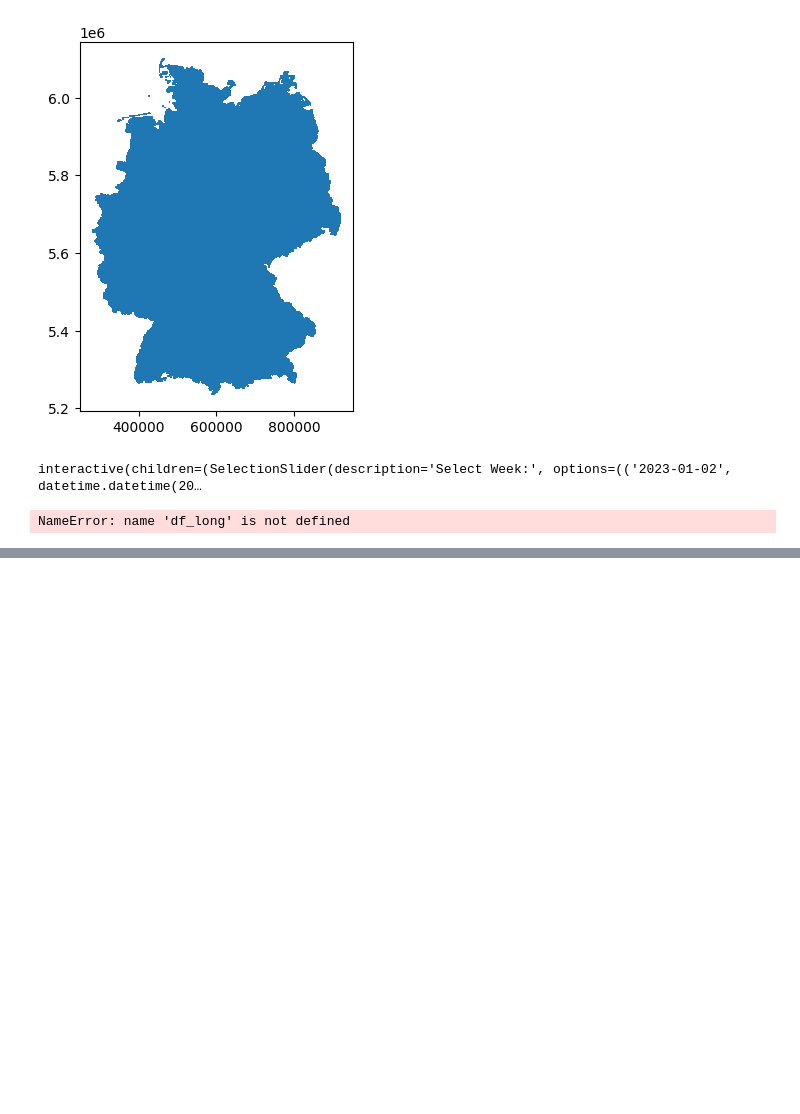
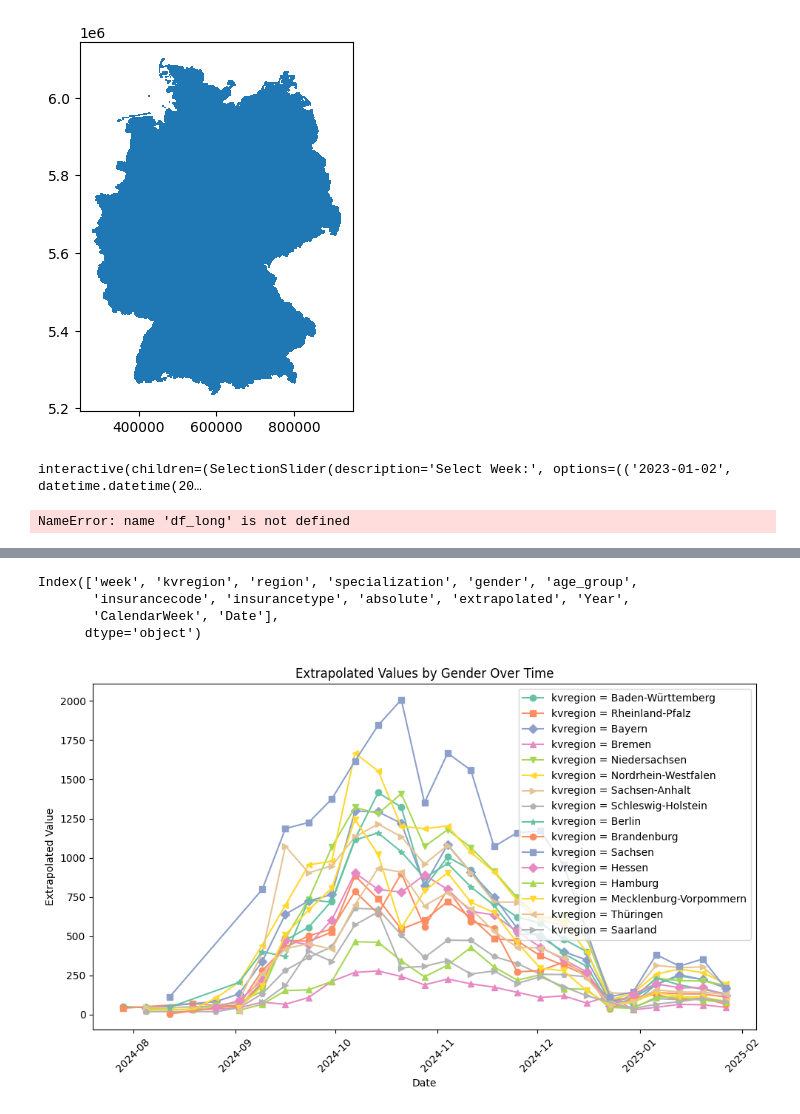
Before and after one commit to tubbers7/STADS_Datathon2025, a Jupyter notebook: Untitled.ipynb, the cells around one changed output, grey strips where cells are left out. Drawn from its saved outputs; the diff is of its cells as text; code cells hidden in the pictures; blank space fills up the shorter version.

```diff
--- a/Untitled.ipynb
+++ b/Untitled.ipynb
@@ -172,0 +409,18 @@ NameError: name 'df_long' is not defined
+# %%
+import pandas as pd
+from datetime import datetime
+file_path = "20025-03-07_cgm-datathon-challenge-flu_riskgroupsv1.csv"
+file_path_1 = "20025-03-07_cgm-datathon-challenge-flu_v1.csv"
+
+# Load CSV into DataFrame
+df = pd.read_csv(file_path_1, sep=";")
+
+# Split the 'week' column into 'Year' and 'CalendarWeek'
+df[['Year', 'CalendarWeek']] = df['week'].str.split('-', expand=True)
+df['Year'] = df['Year'].astype(int)  # Convert Year to integer
+df['CalendarWeek'] = df['CalendarWeek'].astype(int)  # Convert CalendarWeek to integer
+# Create 'Date' column from 'Year' and 'CalendarWeek'
+df['Date'] = df.apply(lambda row: datetime.fromisocalendar(row['Year'], row['CalendarWeek'], 1), axis=1)
+
+df['Date'] = pd.to_datetime(df['Date'])  # Ensure 'Date' column is in datetime format
+print(df)
@@ -172,0 +445,40 @@ NameError: name 'df_long' is not defined
+# %%
+print(df.columns)
+# %% [output]
+Index(['week', 'kvregion', 'region', 'specialization', 'gender', 'age_group',
+       'insurancecode', 'insurancetype', 'absolute', 'extrapolated', 'Year',
+       'CalendarWeek', 'Date'],
+      dtype='object')
+# %%
+import matplotlib.pyplot as plt
+import seaborn as sns
+
+col = "kvregion"  # Or any other column to differentiate regions or categories
+
+# Group by 'Date' and 'gender', and calculate the mean of 'extrapolated'
+df_grouped = df.groupby(['Date', col]).agg({'extrapolated': 'mean'}).reset_index()
+
+# Generate a color palette for each unique value in 'gender'
+colors = sns.color_palette("Set2", n_colors=df[col].nunique())  # You can adjust the palette name (e.g., "Set2", "Set1", etc.)
+
+# List of different markers to differentiate the trends
+markers = ['o', 's', 'D', '^', 'v', '<', '>', 'p', '*']  # You can add more markers if necessary
+
+# Plotting the time series with different colors and markers for each gender
+plt.figure(figsize=(10, 6))
+for i, v in enumerate(df[col].unique()):
+    plt.plot(df_grouped.loc[df_grouped[col] == v, 'Date'],
+             df_grouped.loc[df_grouped[col] == v, 'extrapolated'],
+             marker=markers[i % len(markers)],  # Cycle through markers if there are too many categories
+             color=colors[i],
+             label=f'{col} = {v}')  # Label each gender with a color and marker
+
+plt.legend()
+plt.title("Extrapolated Values by Gender Over Time")
+plt.xlabel('Date')
+plt.ylabel('Extrapolated Value')
+plt.xticks(rotation=45)
+plt.tight_layout()
+plt.show()
+# %% [output]
+[figure, added]
```
Also changed, not shown: parts of 9 cells of this notebook, 4 other files.
